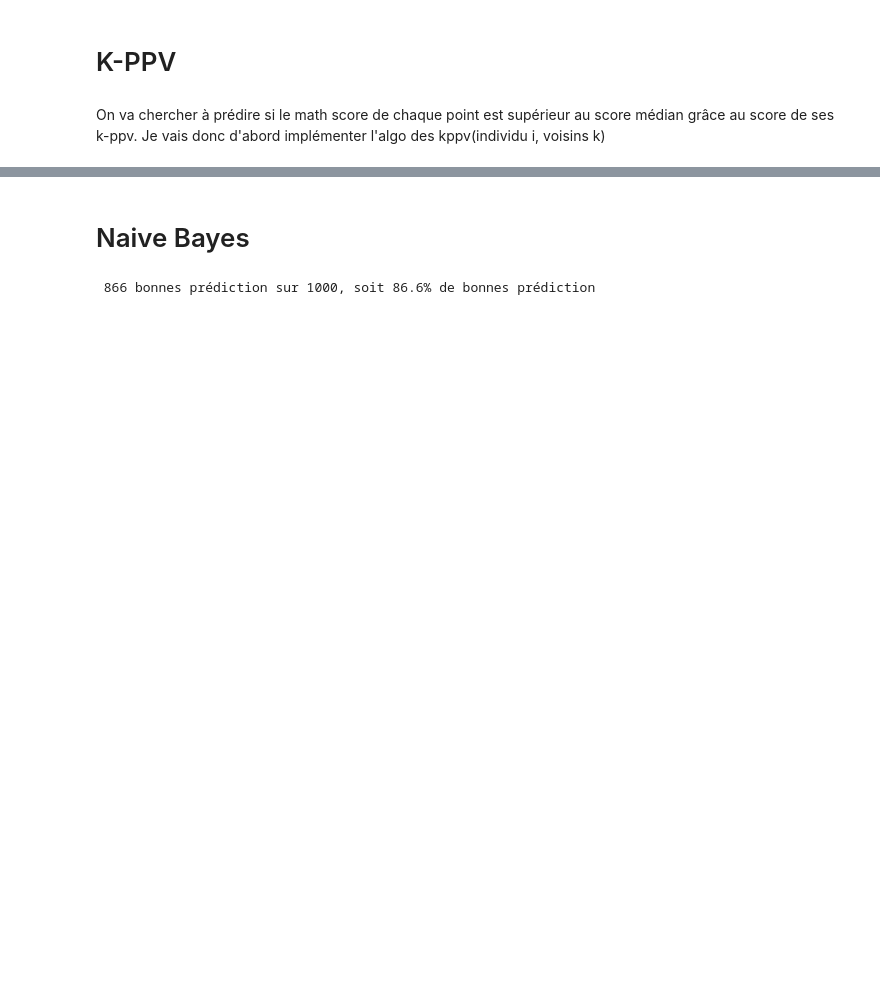
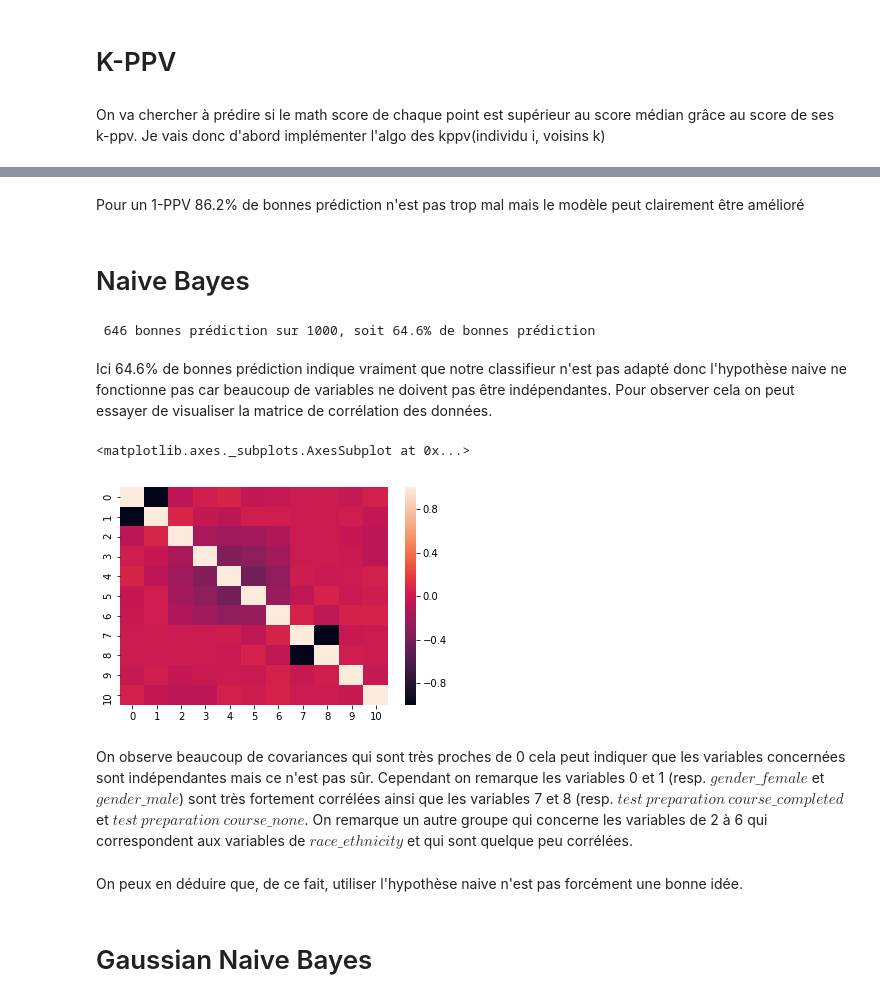
Before and after one commit to LothairKizardjian/AFD_Project, a Jupyter notebook: projetAFD.ipynb, the cells around one changed output, grey strips where cells are left out. Drawn from its saved outputs; the diff is of its cells as text; code cells hidden in the pictures; blank space fills up the shorter version.

```diff
--- a/projetAFD.ipynb
+++ b/projetAFD.ipynb
@@ -350,3 +385,5 @@ print(" {} bonnes prédiction sur {}, soit {}% de bonnes prédiction".format(goo
+# %% [markdown]
+Pour un 1-PPV 86.2% de bonnes prédiction n'est pas trop mal mais le modèle peut clairement être amélioré
 # %% [markdown]
 # Naive Bayes
 # %%
@@ -374,6 +411,23 @@ for index in range(len(X_students_array_bayes)):
     if prediction == Y_students_array[index]:
         good_predictions_naive_bayes+=1
 
-print(" {} bonnes prédiction sur {}, soit {}% de bonnes prédiction".format(good_predictions,len(X_students_array),good_predictions*100/len(X_students_array)))
+print(" {} bonnes prédiction sur {}, soit {}% de bonnes prédiction".format(good_predictions_naive_bayes,len(X_students_array),good_predictions_naive_bayes*100/len(X_students_array)))
 # %% [output]
- 866 bonnes prédiction sur 1000, soit 86.6% de bonnes prédiction
+ 646 bonnes prédiction sur 1000, soit 64.6% de bonnes prédiction
+# %% [markdown]
+Ici 64.6% de bonnes prédiction indique vraiment que notre classifieur n'est pas adapté donc l'hypothèse naive ne fonctionne pas car beaucoup de variables ne doivent pas être indépendantes. Pour observer cela on peut essayer de visualiser la matrice de corrélation des données.
+# %%
+X_student_bayes_continuous = X_students.drop(columns=['math score', 'reading score','writing score']).values
+X_student_bayes_continuous_centered = X_student_bayes_continuous-np.mean(X_student_bayes_continuous,axis=0)
+X_student_bayes_continuous_centered_reduced = X_student_bayes_continuous_centered * (1/np.std(X_student_bayes_continuous_centered,axis=0))
+X_student_bayes_continuous_correlation_matrix = (1/len(X_student_bayes_continuous) * np.dot(np.transpose(X_student_bayes_continuous_centered_reduced),X_student_bayes_continuous_centered_reduced))
+sns.heatmap(X_student_bayes_continuous_correlation_matrix)
+# %% [output]
+<matplotlib.axes._subplots.AxesSubplot at 0x...>
+[figure, added]
+# %% [markdown]
+On observe beaucoup de covariances qui sont très proches de 0 cela peut indiquer que les variables concernées sont indépendantes mais ce n'est pas sûr. Cependant on remarque les variables 0 et 1 (resp. $gender\_female$ et $gender\_male$) sont très fortement corrélées ainsi que les variables 7 et 8 (resp. $test\ preparation\ course\_completed$ et $test\ preparation\ course\_none$. On remarque un autre groupe qui concerne les variables de 2 à 6 qui correspondent aux variables de $race\_ethnicity$ et qui sont quelque peu corrélées.
+# %% [markdown]
+On peux en déduire que, de ce fait, utiliser l'hypothèse naive n'est pas forcément une bonne idée.
+# %% [markdown]
+# Gaussian Naive Bayes
```
Also changed, not shown: parts of 33 cells of this notebook.
